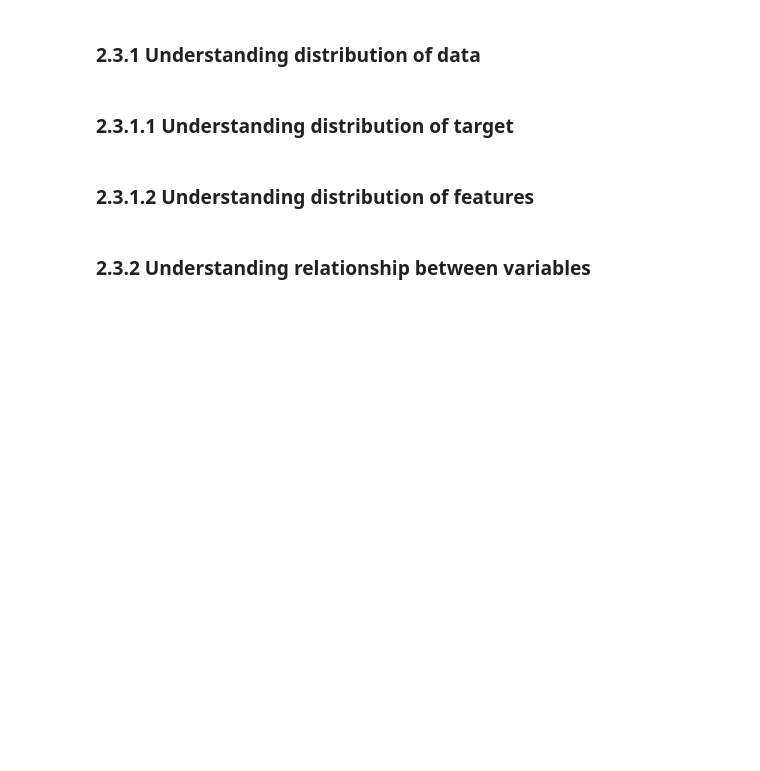
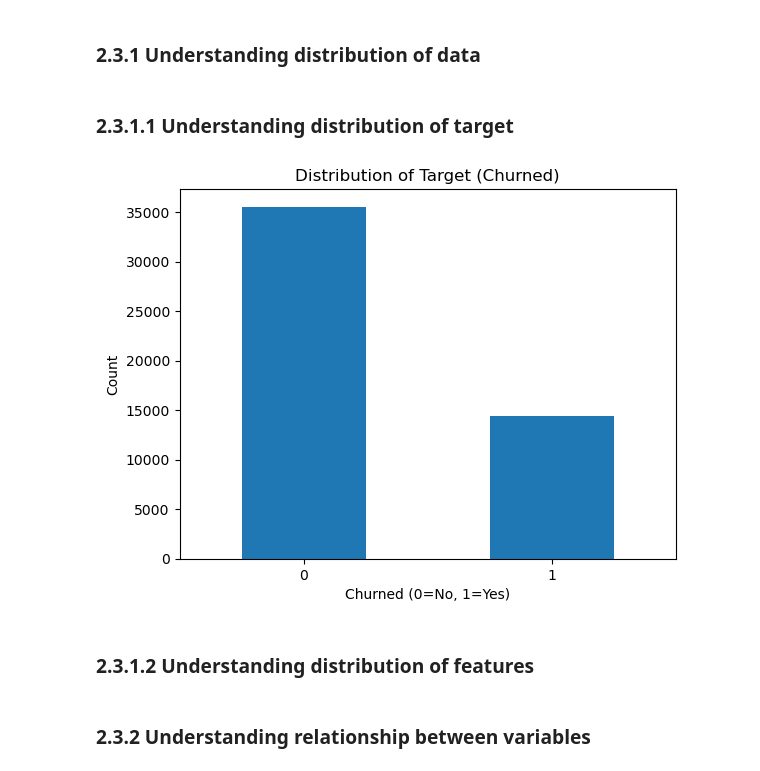
Before and after one commit to sweth-sudhi/MLDP_project_Swetha, a Jupyter notebook: mldp prjt code/MLDP Program Codes Submission Template (1).ipynb, the cells around one changed output. Saved outputs shown, nothing was run; the diff lists cells and outputs as text; code cells hidden in the pictures; blank space fills up the shorter version.

Commit message:
target distribution plot

```diff
--- a/mldp prjt code/MLDP Program Codes Submission Template (1).ipynb
+++ b/mldp prjt code/MLDP Program Codes Submission Template (1).ipynb
@@ -158,6 +158,15 @@ missing_summary[missing_summary["missing_count"] > 0]
 ### 2.3.1.1 Understanding distribution of target
 # %%
 ## Understanding distribution of target
+plt.figure()
+df[TARGET].value_counts().plot(kind="bar")
+plt.title("Distribution of Target (Churned)")
+plt.xlabel("Churned (0=No, 1=Yes)")
+plt.ylabel("Count")
+plt.xticks(rotation=0)
+plt.show()
+# %% [output]
+[figure, added]
 # %% [markdown]
 ### 2.3.1.2 Understanding distribution of features
 # %%
```
